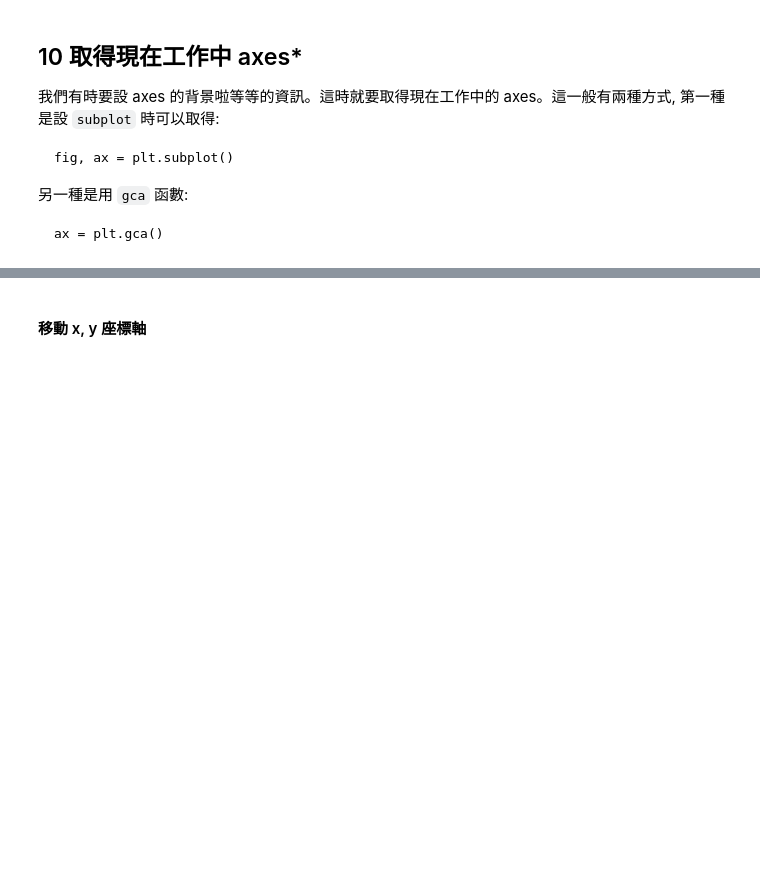
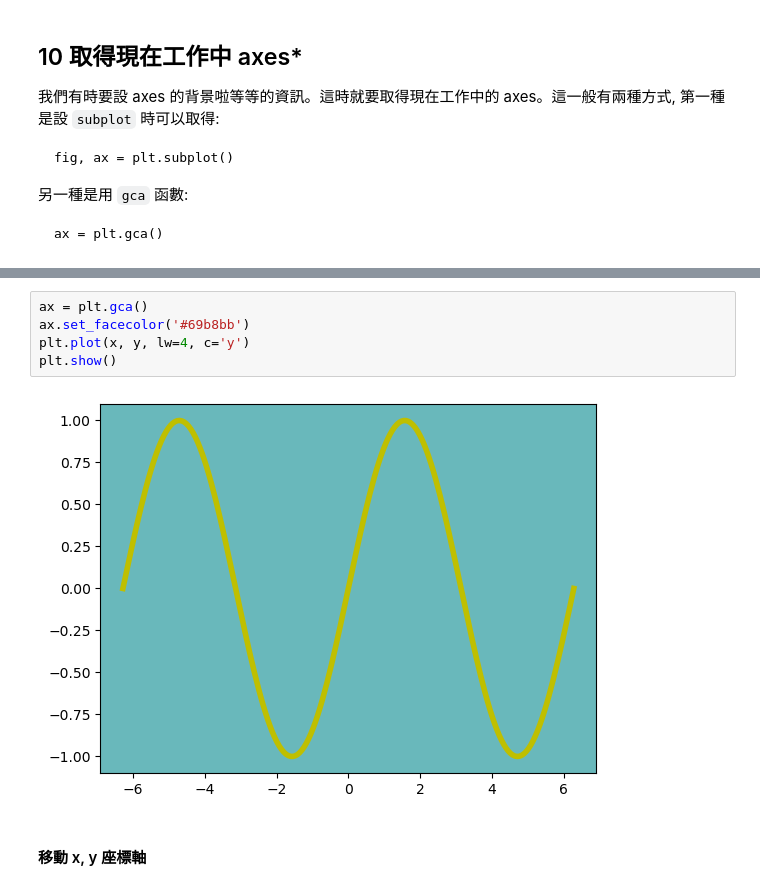
Before and after one commit to chiangmengche/IMLP449, a Jupyter notebook: Unit02/2.3.2_Matplotlib資料視覺化.ipynb, the cells around one changed output, grey strips where cells are left out. Saved outputs shown, nothing was run; the diff lists cells and outputs as text; blank space fills up the shorter version.

```diff
--- a/Unit02/2.3.2_Matplotlib資料視覺化.ipynb
+++ b/Unit02/2.3.2_Matplotlib資料視覺化.ipynb
@@ -435,2 +441,9 @@ plt.xticks(cat, ['$0$','$1$', '$2$', '$3$', '$4$'])
+# %%
+ax = plt.gca()
+ax.set_facecolor('#69b8bb')
+plt.plot(x, y, lw=4, c='y')
+plt.show()
+# %% [output]
+[figure, added]
 # %% [markdown]
 #### 移動 x, y 座標軸
```
Also changed, not shown: parts of 18 cells of this notebook.
